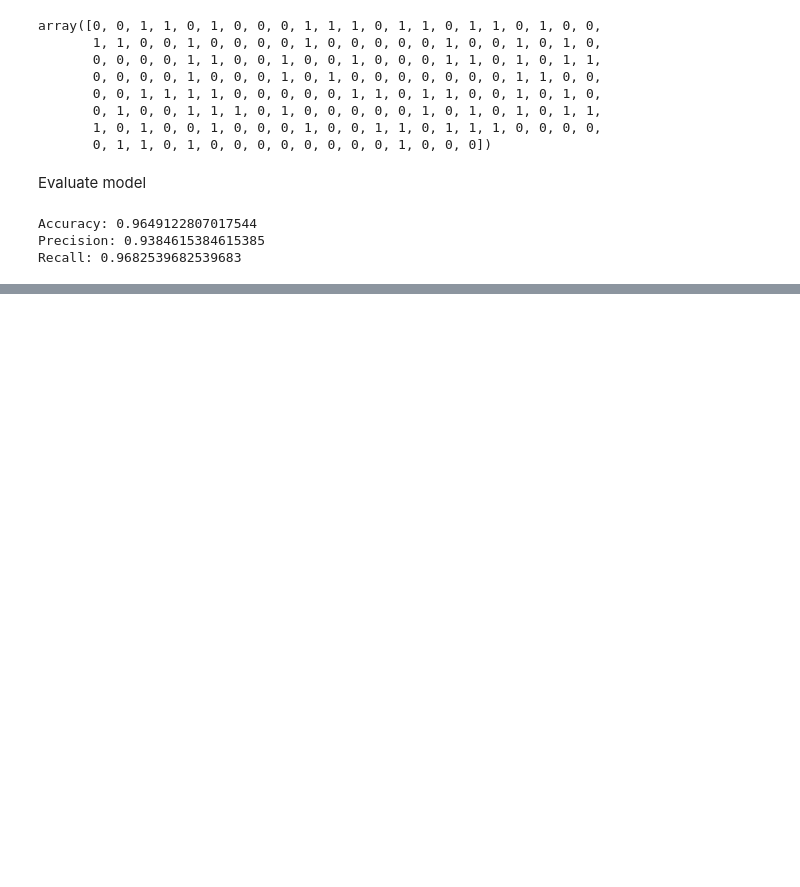
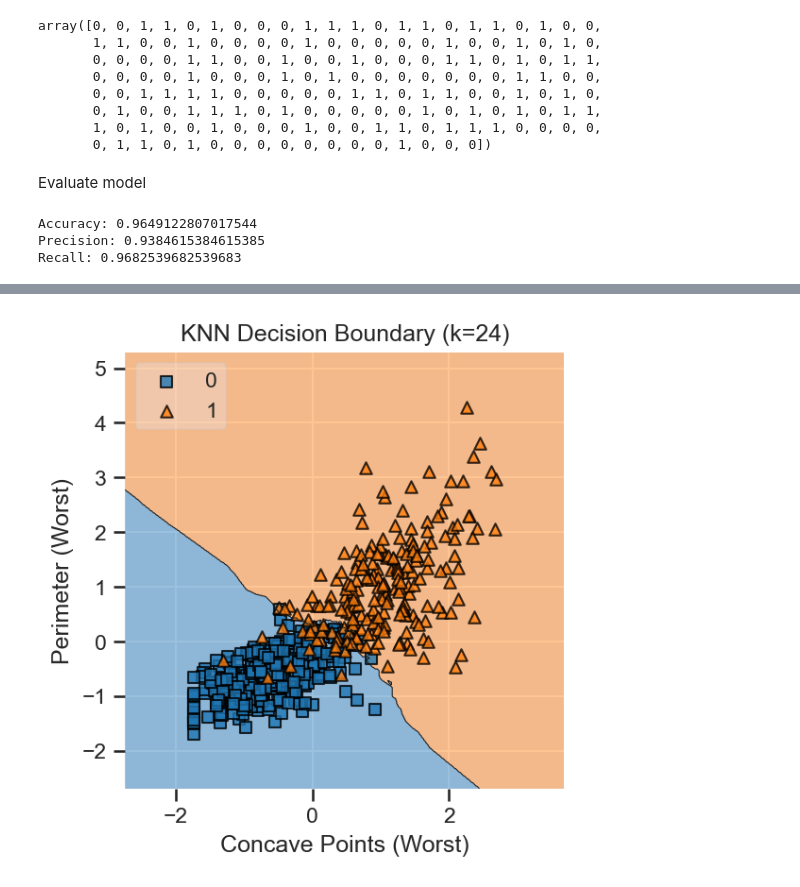
Before and after one commit to mgkosten/CS3870_FinalProject, a Jupyter notebook: finalProject.ipynb, the cells around one changed output, grey strips where cells are left out. Saved outputs shown, nothing was run; the diff lists cells and outputs as text; code cells hidden in the pictures; blank space fills up the shorter version.

```diff
--- a/finalProject.ipynb
+++ b/finalProject.ipynb
@@ -275,0 +404,19 @@ Recall: 0.9682539682539683
+# %%
+import matplotlib.pyplot as plt
+from mlxtend.plotting import plot_decision_regions
+from mlxtend.plotting import plot_decision_regions
+
+
+# Recombine scaled full feature set for X and Y
+knn = KNeighborsClassifier(n_neighbors=best_k)
+knn.fit(X, Y)
+
+# Plot decision boundary
+plot_decision_regions(X, Y.to_numpy(), clf=knn, legend=2)
+
+plt.xlabel('Concave Points (Worst)')
+plt.ylabel('Perimeter (Worst)')
+plt.title(f'KNN Decision Boundary (k={best_k})')
+plt.show()
+# %% [output]
+[figure, added]
```
Also changed, not shown: parts of 22 cells of this notebook.
